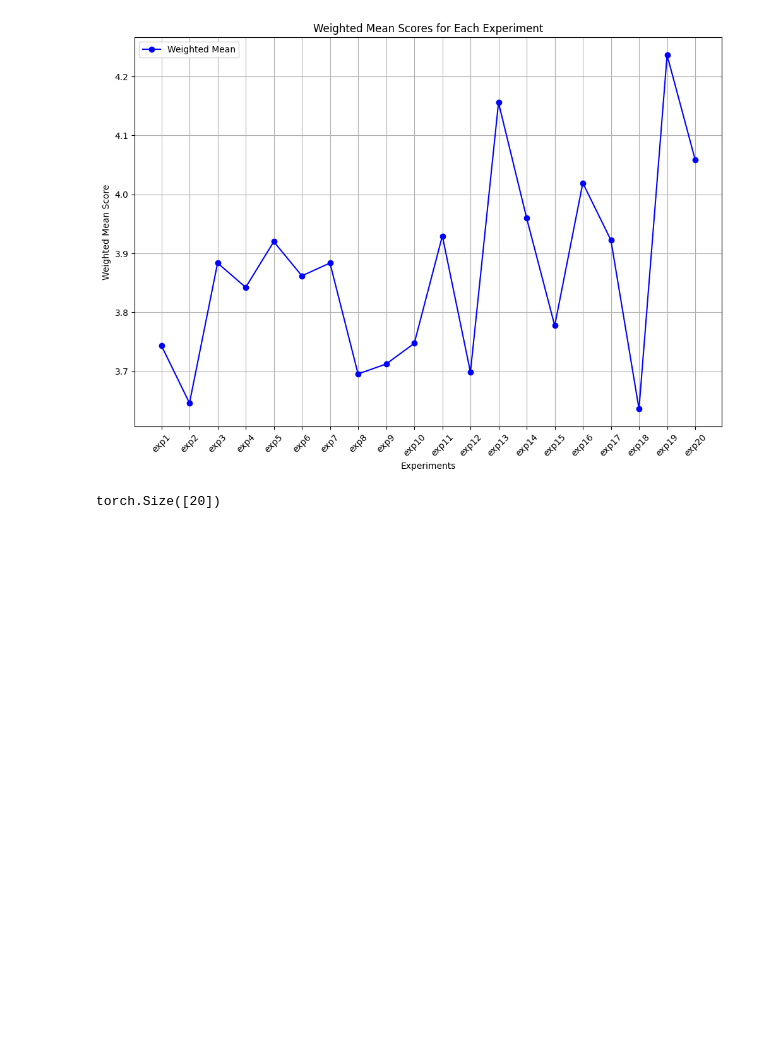
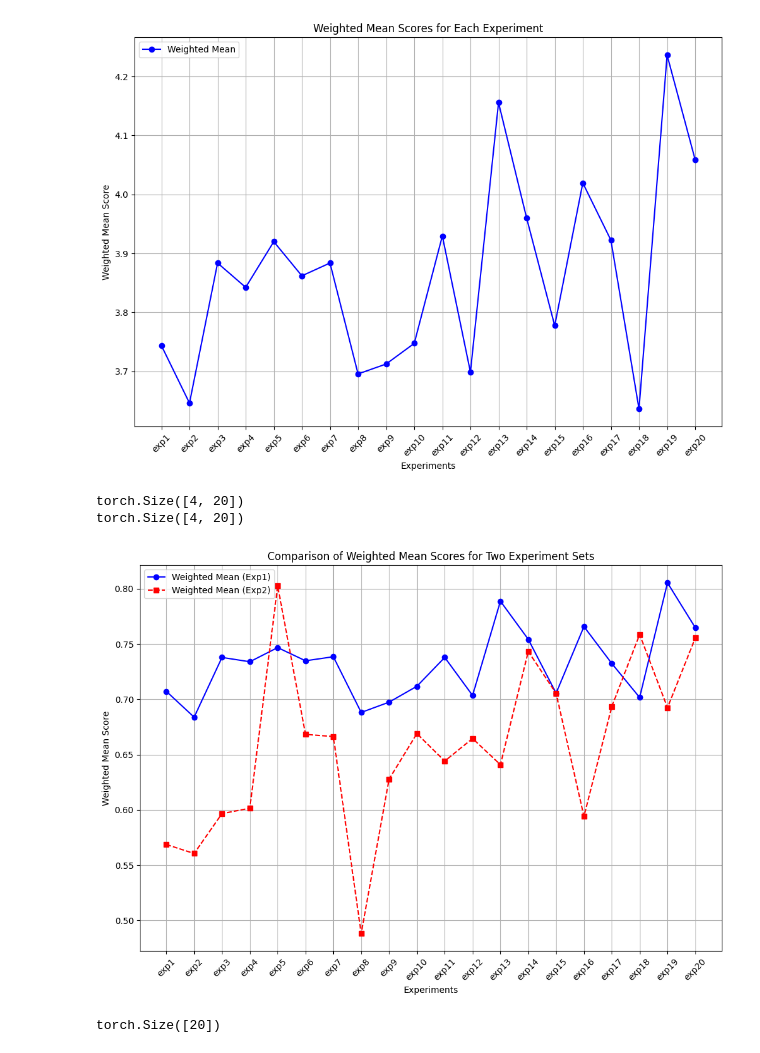
Before and after one commit to Rahul-1100/LLM-Agents, a Jupyter notebook: react-agent.ipynb, the cells around one changed output. Cells and saved outputs as stored; diff of their text form; code cells hidden in the pictures; blank space fills up the shorter version.

```diff
--- a/react-agent.ipynb
+++ b/react-agent.ipynb
@@ -713,6 +1017,78 @@ plt.savefig('phi4_20_exps_mean_reward.png')
 plt.show()
 # %% [output]
 [figure]
+# %%
+import ast
+import torch
+import matplotlib.pyplot as plt
+
+# Function to read and process data
+def process_data(filename, reverse=False):
+    with open(filename, "r") as file:
+        content = file.read()
+        data = ast.literal_eval(content)
+        # print(len(data[0]['Accuracy']))
+
+
+    completeness, accuracy, safety, clarity = [], [], [], []
+    for i in data:
+        completeness.append(i['Completeness'])
+        accuracy.append(i['Accuracy'])
+        safety.append(i['Clarity'])
+        clarity.append(i['Safety'])
+    if reverse:
+
+
+
+        stacked_tensors = torch.stack([
+            torch.tensor(accuracy).mean(dim=0).flip(dims=(0,)),
+            torch.tensor(completeness).mean(dim=0).flip(dims=(0,)),
+            torch.tensor(safety).mean(dim=0).flip(dims=(0,)),
+            torch.tensor(clarity).mean(dim=0).flip(dims=(0,))
+        ])
+    else:
+        stacked_tensors = torch.stack([
+            torch.tensor(accuracy).mean(dim=0),
+            torch.tensor(completeness).mean(dim=0),
+            torch.tensor(safety).mean(dim=0),
+            torch.tensor(clarity).mean(dim=0)
+        ])
+
+    weights = torch.tensor([0.1250, 0.3750, 0.1250, 0.1250])
+    weighted_mean = torch.mean(stacked_tensors * weights[:, None], dim=0)
+    print(stacked_tensors.shape)
+    return weighted_mean.numpy()
+
+# Process both datasets
+weighted_mean_1 = process_data("Phi4_20Exps.txt")
+weighted_mean_2 = process_data("Phi4_20Exps_normal.txt", reverse=True)
+
+# Define x-axis labels
+x_labels = [f'exp{i+1}' for i in range(20)]
+
+# Plot the weighted mean scores
+plt.figure(figsize=(12, 8))
+
+plt.plot(x_labels, weighted_mean_1, marker='o', linestyle='-', color='blue', label='Weighted Mean (Exp1)')
+plt.plot(x_labels, weighted_mean_2, marker='s', linestyle='--', color='red', label='Weighted Mean (Exp2)')
+
+# Formatting
+plt.xlabel('Experiments')
+plt.ylabel('Weighted Mean Score')
+plt.title('Comparison of Weighted Mean Scores for Two Experiment Sets')
+plt.legend()
+plt.xticks(rotation=45)
+plt.grid(True)
+
+# Save plot
+plt.savefig('phi4_20_exps_comparative_mean_reward.png')
+
+# Show plot
+plt.show()
+# %% [output]
+torch.Size([4, 20])
+torch.Size([4, 20])
+[figure, added]
 # %%
 full_exp_accuracy.shape
 # %% [output]
```
Also changed, not shown: parts of 7 cells of this notebook, 2 other files.
